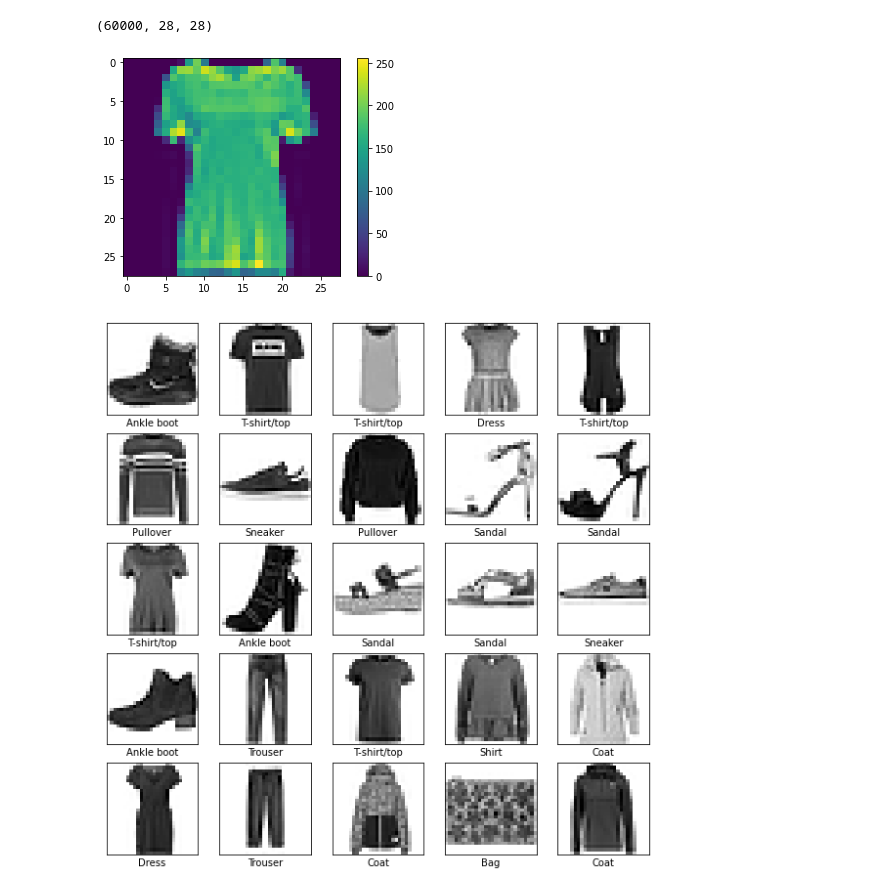
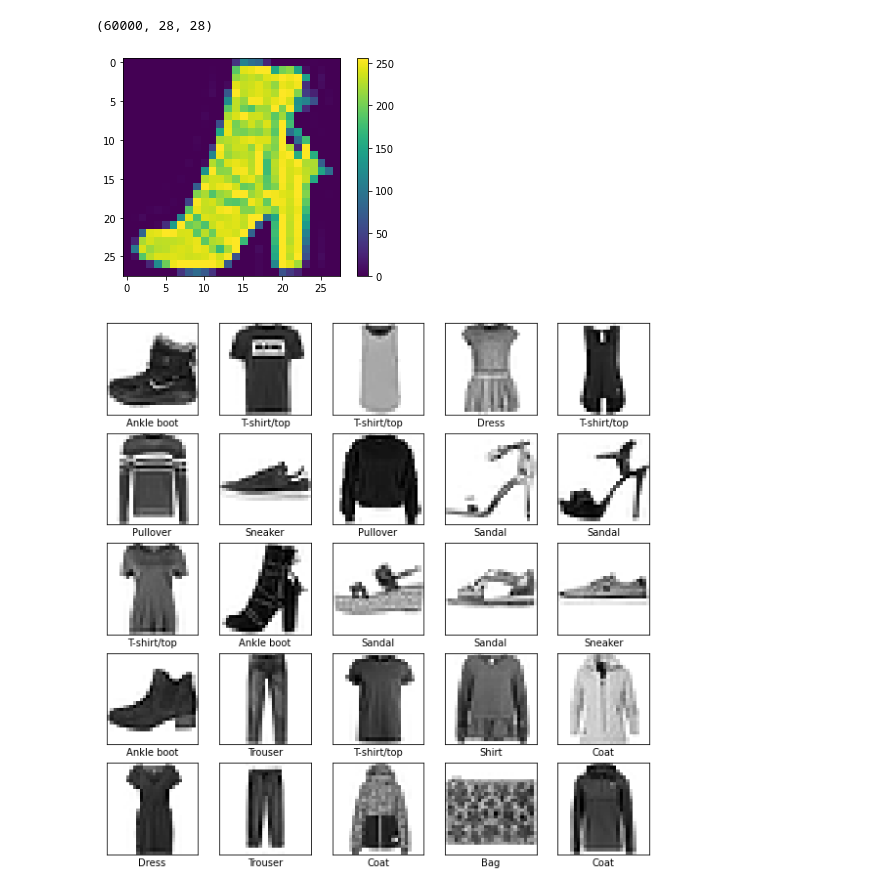
Before and after one commit to PEESEgroup/SysEn5888, a Jupyter notebook: Tutorial#3-2 Tensorflow Regression and Classification.ipynb, the cells around one changed output. Cells and saved outputs as stored; diff of their text form; code cells hidden in the pictures.

```diff
--- a/Tutorial#3-2 Tensorflow Regression and Classification.ipynb
+++ b/Tutorial#3-2 Tensorflow Regression and Classification.ipynb
@@ -188,12 +200,12 @@ train_images.shape
 # %%
 #Let's plot a random image
 plt.figure()
-plt.imshow(train_images[10])
+plt.imshow(train_images[11])
 plt.colorbar()
 plt.grid(False)
 plt.show()
 # %% [output]
-[figure, old version]
+[figure, new version]
 # %%
 # Let's normalize our data
 train_images = train_images / 255.0
```
Also changed, not shown: parts of 34 cells of this notebook, 1 other file.
